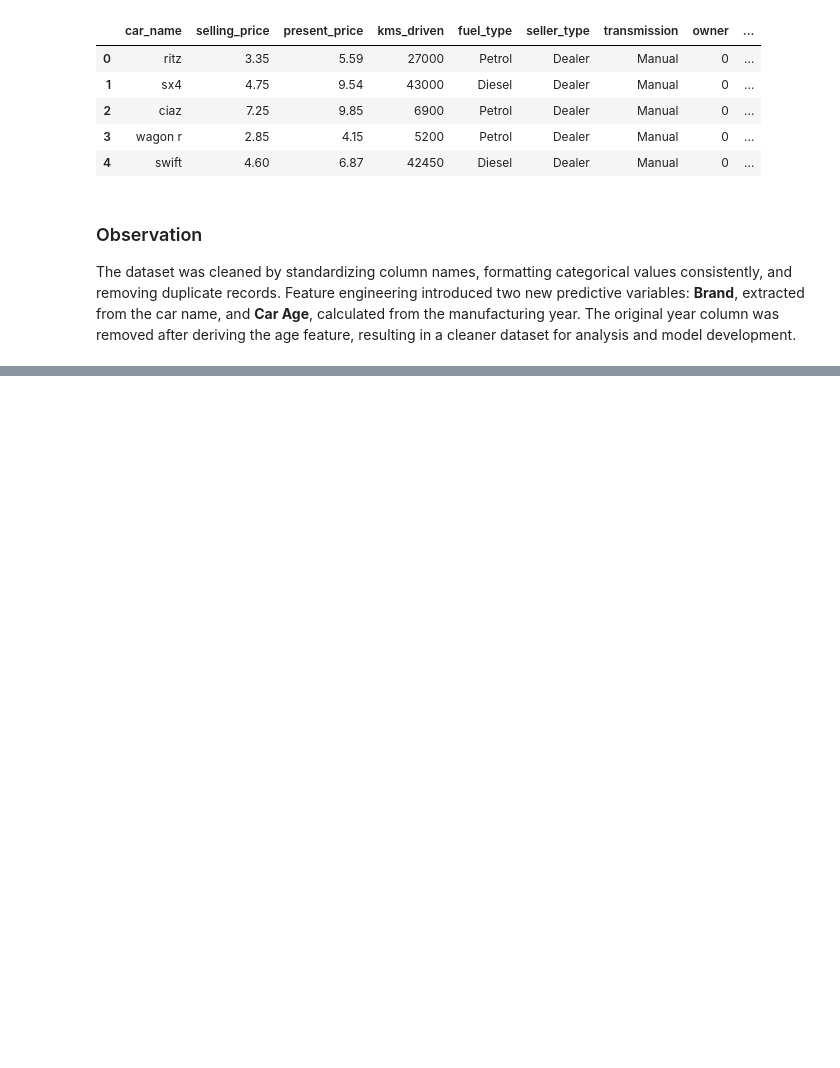
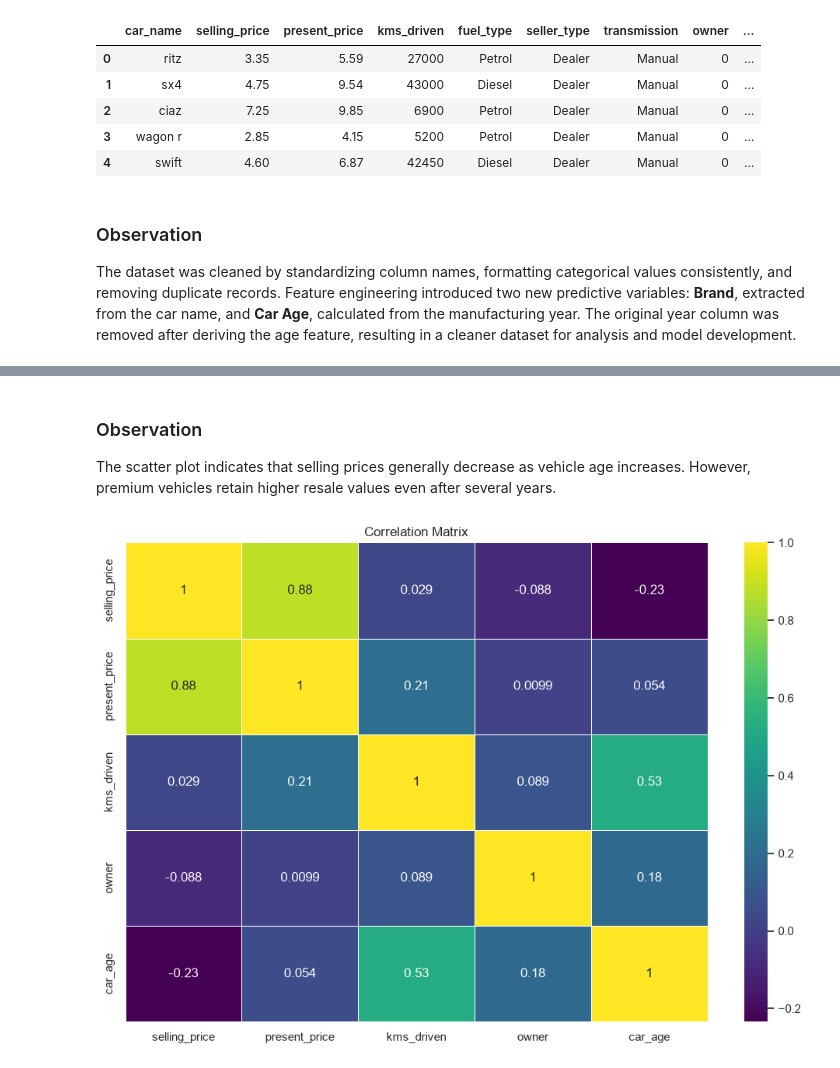
Before and after one commit to Sowravkanth/OIBSIP, a Jupyter notebook: DataScience-Task3-CarPricePrediction/notebooks/Car_Price_Prediction.ipynb, the cells around one changed output, grey strips where cells are left out. Drawn from its saved outputs; the diff is of its cells as text; code cells hidden in the pictures; blank space fills up the shorter version.

```diff
--- a/DataScience-Task3-CarPricePrediction/notebooks/Car_Price_Prediction.ipynb
+++ b/DataScience-Task3-CarPricePrediction/notebooks/Car_Price_Prediction.ipynb
@@ -258,0 +343,31 @@ The dataset was cleaned by standardizing column names, formatting categorical va
+# %% [markdown]
+### Observation
+
+The scatter plot indicates that selling prices generally decrease as vehicle age increases. However, premium vehicles retain higher resale values even after several years.
+# %%
+numeric_df = df.select_dtypes(include=["number"])
+
+correlation_matrix = numeric_df.corr()
+
+plt.figure(figsize=(10,7))
+
+sns.heatmap(
+    correlation_matrix,
+    annot=True,
+    cmap="viridis",
+    linewidths=0.5
+)
+
+plt.title("Correlation Matrix")
+
+plt.tight_layout()
+
+plt.savefig(
+    "../outputs/images/correlation_heatmap.png",
+    dpi=300,
+    bbox_inches="tight"
+)
+
+plt.show()
+# %% [output]
+[figure, added]
```
Also changed, not shown: parts of 9 cells of this notebook, 5 other files.
